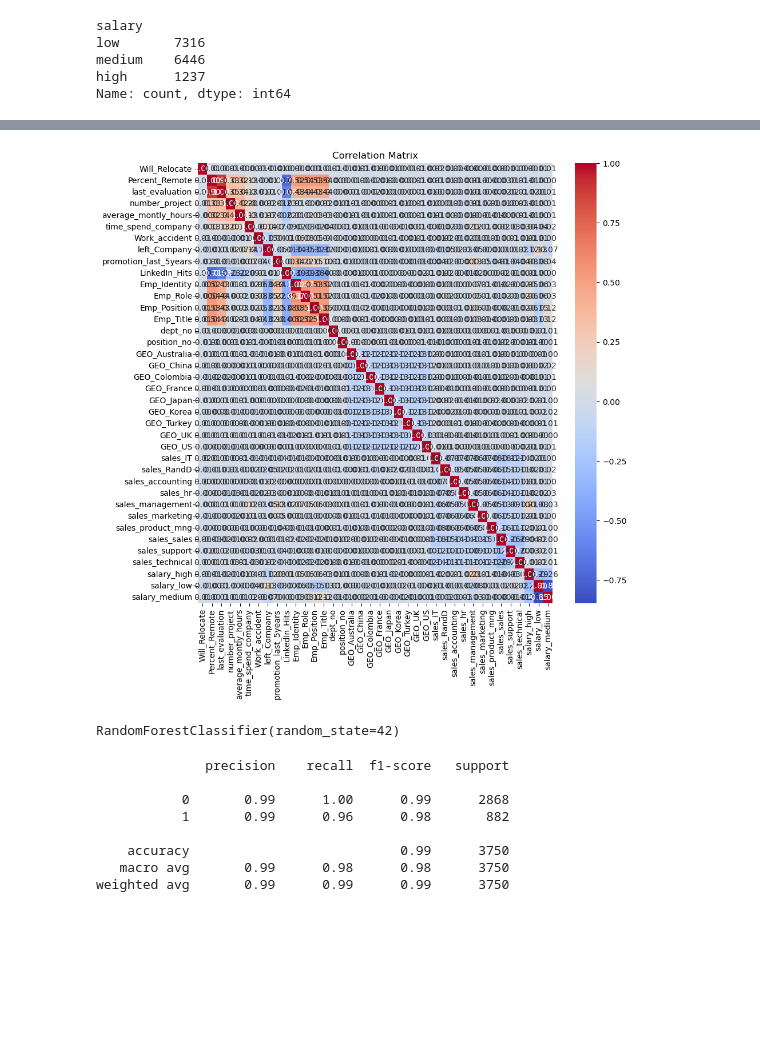
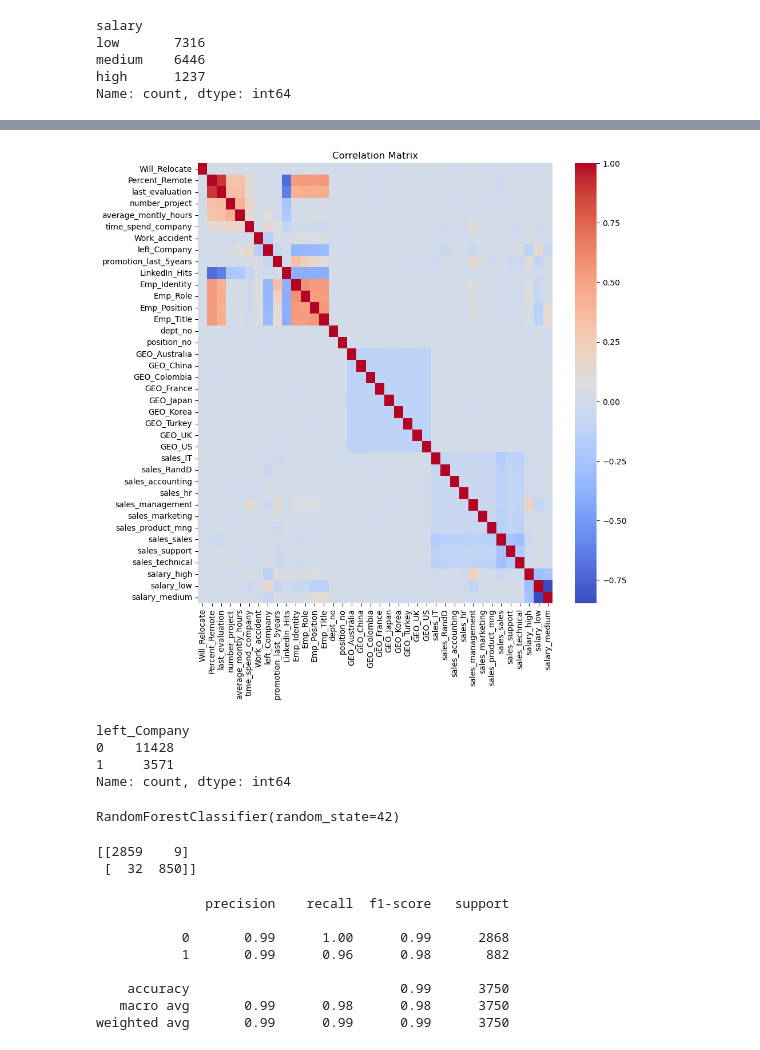
Before and after one commit to cmswart/group1-project4, a Jupyter notebook: exploration.ipynb, the cells around one changed output, grey strips where cells are left out. Drawn from its saved outputs; the diff is of its cells as text; code cells hidden in the pictures; blank space fills up the shorter version.

```diff
--- a/exploration.ipynb
+++ b/exploration.ipynb
@@ -123,20 +126,27 @@ dtype: object
 # %%
 #correlation heatmap
 
 # Correlation matrix
 corr = dummies_df.corr()
 
 # Create a heatmap
 plt.figure(figsize=(10, 10))
-sns.heatmap(corr, annot=True, cmap='coolwarm', fmt=".2f")
+sns.heatmap(corr,  cmap='coolwarm', fmt=".2f")
 plt.title('Correlation Matrix')
 plt.show()
 # %% [output]
-[figure, old version]
+[figure, new version]
 # %%
 X = dummies_df.drop(columns=["left_Company"])
 y = dummies_df["left_Company"]
 X_train, X_test, y_train, y_test = train_test_split(X, y, random_state=42)
+# %%
+y.value_counts()
+# %% [output]
+left_Company
+0    11428
+1     3571
+Name: count, dtype: int64
 # %%
 rf = RandomForestClassifier(random_state=42)
 rf.fit(X_train, y_train)
@@ -149,3 +160,8 @@ from sklearn.metrics import classification_report
+# %%
+print(confusion_matrix(y_test, y_prediction))
+# %% [output]
+[[2859    9]
+ [  32  850]]
 # %%
 print(classification_report(y_test, y_prediction))
 # %% [output]
```
Also changed, not shown: parts of 13 cells of this notebook.
